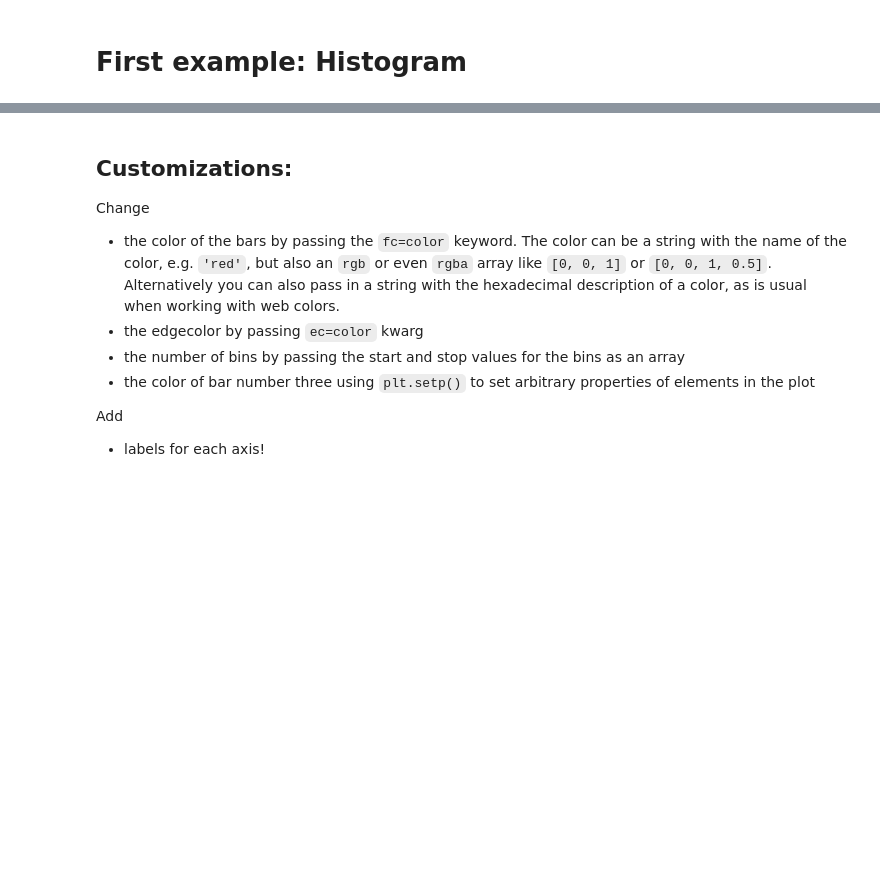
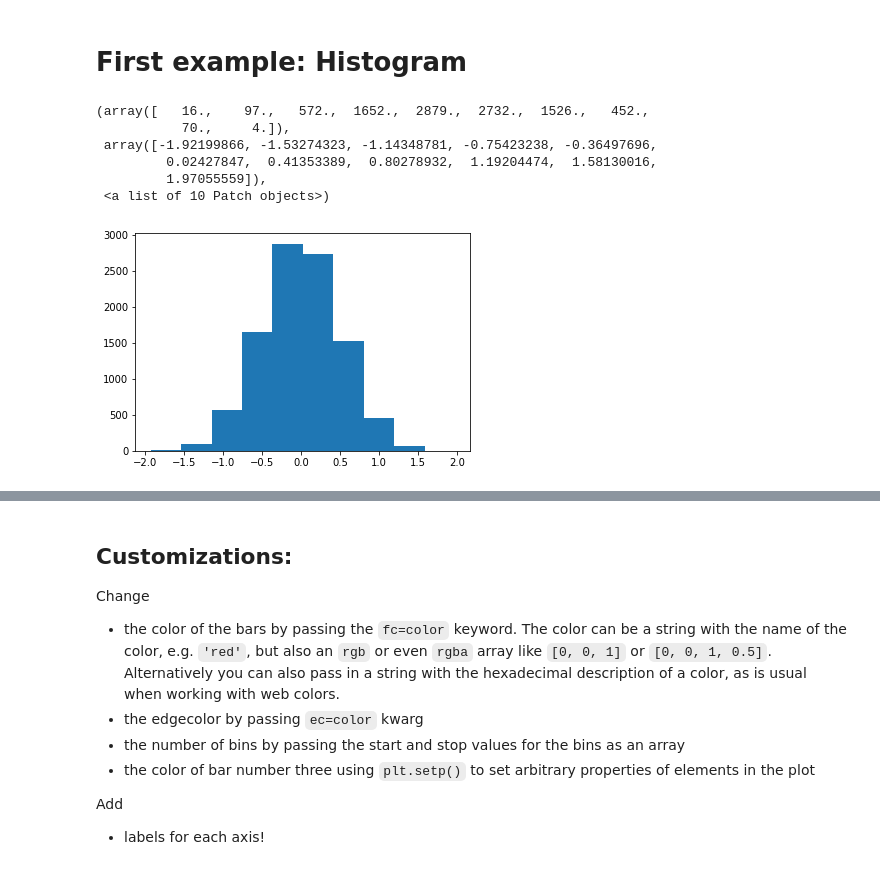
Before and after one commit to jhaux/matplotlib_et_al, a Jupyter notebook: 01 Getting Started.ipynb, the cells around one changed output, grey strips where cells are left out. Cells and saved outputs as stored; diff of their text form; code cells hidden in the pictures; blank space fills up the shorter version.

```diff
--- a/01 Getting Started.ipynb
+++ b/01 Getting Started.ipynb
@@ -74,6 +74,16 @@ subset_1 = np.random.normal(-1, 0.5, size=[size])
 subset_2 = np.random.normal(1, 0.5, size=[size])
 # %% [markdown]
 # First example: Histogram
+# %%
+plt.hist(data)
+# %% [output]
+(array([   16.,    97.,   572.,  1652.,  2879.,  2732.,  1526.,   452.,
+           70.,     4.]),
+ array([-1.92199866, -1.53274323, -1.14348781, -0.75423238, -0.36497696,
+         0.02427847,  0.41353389,  0.80278932,  1.19204474,  1.58130016,
+         1.97055559]),
+ <a list of 10 Patch objects>)
+[figure, added]
 # %% [markdown]
 ## The most important commands
 
```
Also changed, not shown: parts of 3 cells of this notebook, 25 other files.
